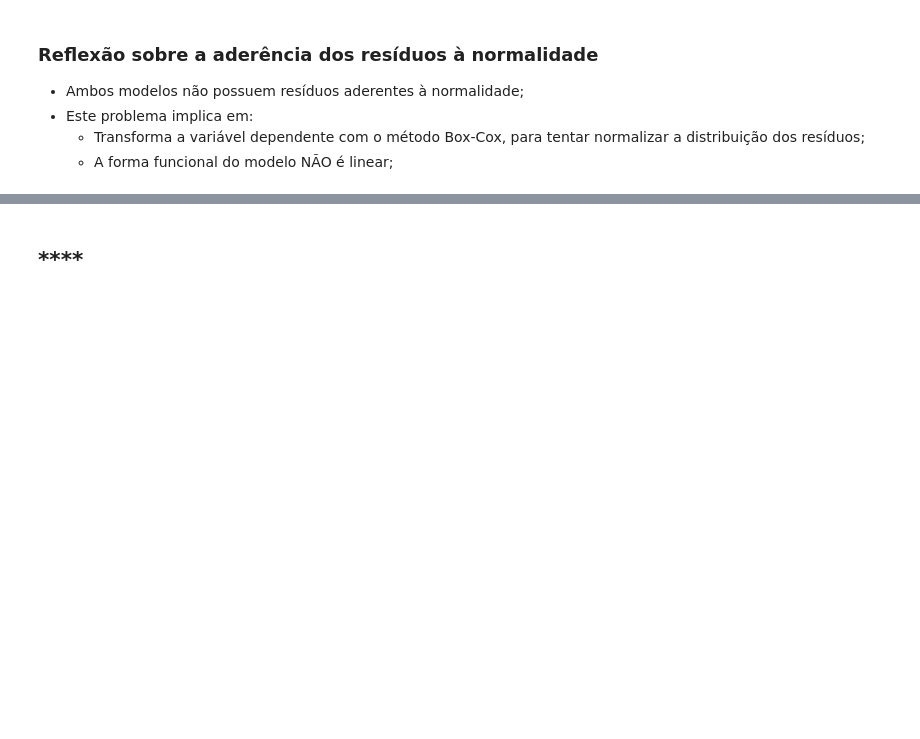
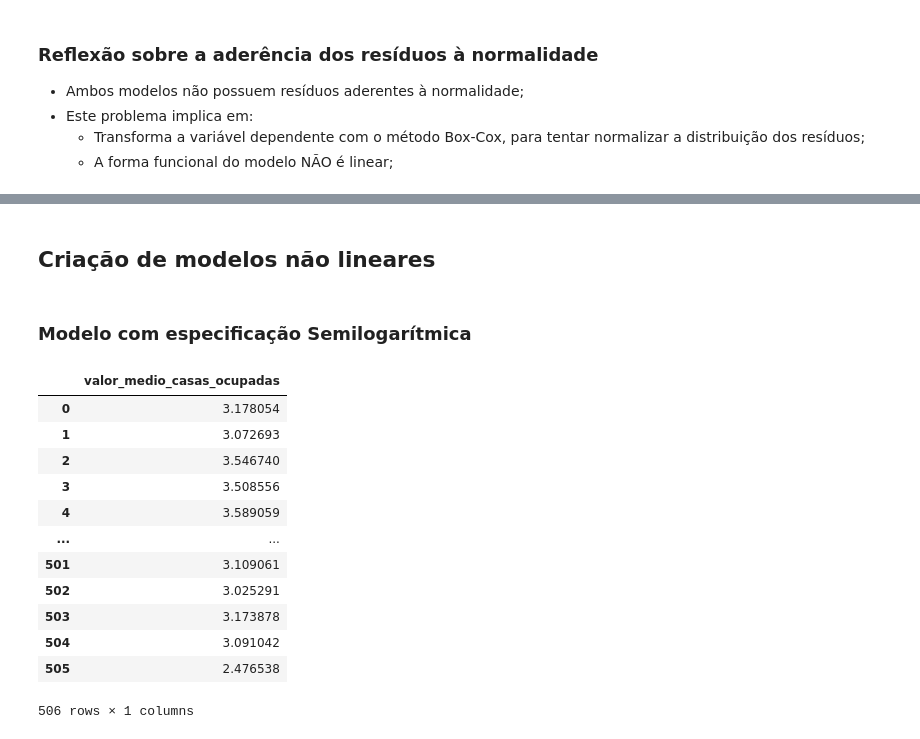
Before and after one commit to robson-quaresma/multiple-regression-housing-price, a Jupyter notebook: boston_housing_price.ipynb, the cells around one changed output, grey strips where cells are left out. Cells and saved outputs as stored; diff of their text form; code cells hidden in the pictures; blank space fills up the shorter version.

```diff
--- a/boston_housing_price.ipynb
+++ b/boston_housing_price.ipynb
@@ -834,2 +960,22 @@ A distribuição dos resíduos NÃO é aderente à normalidade
 # %% [markdown]
-## ****
+## Criação de modelos não lineares
+# %% [markdown]
+### Modelo com especificação Semilogarítmica
+# %%
+y_log = pd.DataFrame()
+y_log = np.log(y1[['valor_medio_casas_ocupadas']])
+y_log
+# %% [output]
+|  | valor_medio_casas_ocupadas |
+| 0 | 3.178054 |
+| 1 | 3.072693 |
+| 2 | 3.546740 |
+| 3 | 3.508556 |
+| 4 | 3.589059 |
+| ... | ... |
+| 501 | 3.109061 |
+| 502 | 3.025291 |
+| 503 | 3.173878 |
+| 504 | 3.091042 |
+| 505 | 2.476538 |
+506 rows × 1 columns
```
Also changed, not shown: parts of 45 cells of this notebook.
